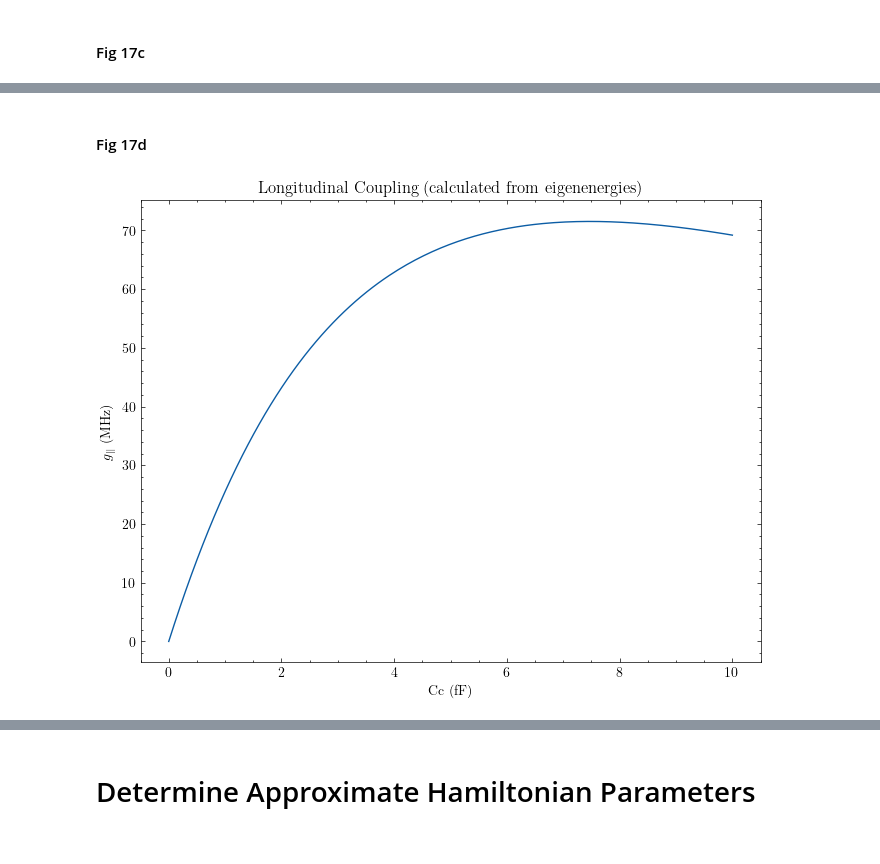
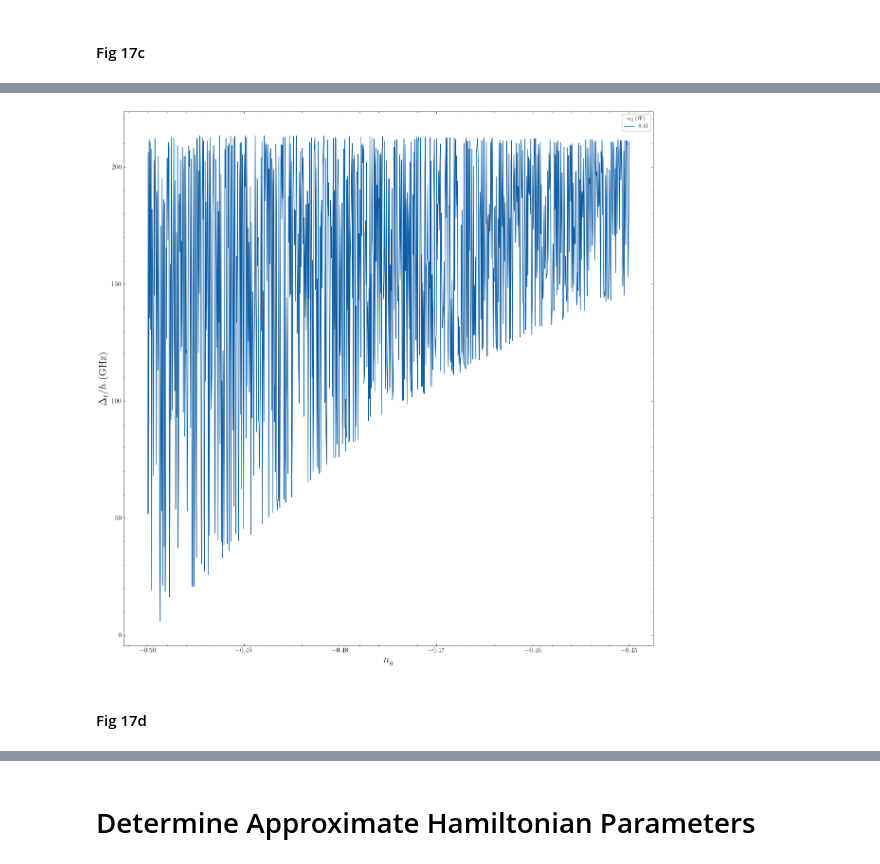
Before and after one commit to Dan5762/Transmon-Project, a Jupyter notebook: circuit_models/resonator_coupling.ipynb, the cells around one changed output, grey strips where cells are left out. Cells and saved outputs as stored; diff of their text form; code cells hidden in the pictures.

```diff
--- a/circuit_models/resonator_coupling.ipynb
+++ b/circuit_models/resonator_coupling.ipynb
@@ -184,8 +179,8 @@ pparam = dict(xlabel='$n_g$', ylabel='$\Delta_p / h$ (GHz)')
 
 with plt.style.context(['ieee', 'grid']):
     fig, ax = plt.subplots(figsize=(6,4))
-    for alpha in fig_17a_results_q.keys():
-        ax.plot(fig_17a_ngs_q, fig_17a_results_q[alpha], label=round(alpha,2))
+    for alpha in fig_17a_results_p.keys():
+        ax.plot(fig_17a_ngs_p, fig_17a_results_p[alpha], label=round(alpha,2))
     ax.legend(title='$\\alpha$')
     ax.set(**pparam)
     ax.xaxis.label.set_size(16)
@@ -366,3 +416,24 @@ plt.show()
+# %%
+with open('../figures/Resonator Coupling/alpha_disp_results_zoom.pkl', 'rb') as f:
+    alpha_disp_results = pickle.load(f)
+
+fig, ax = plt.subplots(figsize=(12, 12))
+pparam = dict(xlabel='$n_g$', ylabel=obs['ylabel'])
+
+with plt.style.context(['ieee', 'grid']):
+    for alpha in alpha_disp_results.keys():
+        ax.plot(alpha_disp_results[alpha]['ng'], np.abs(alpha_disp_results[alpha]['g_parr']), label=alpha)
+
+    ax.legend(title='$\\alpha_2$ (fF)')
+    ax.set(**pparam)
+    ax.xaxis.label.set_size(16)
+    ax.yaxis.label.set_size(16)
+
+plt.tight_layout()
+fig.savefig(f'../figures/Resonator Coupling/alpha_disp_results_g_parr_zoom.png', dpi=300)
+plt.show()
+# %% [output]
+[figure, added]
 # %% [markdown]
 #### Fig 17d
 # %%
@@ -385,11 +451,9 @@ for Cc in tqdm(fig_17d_Ccs_q):
 # %%
 plt.figure(figsize=(8,6))
 plt.title('Longitudinal Coupling (calculated from eigenenergies)')
-plt.xlabel('Cc (fF)')
+plt.xlabel('$C_{cp}$ (fF)')
 plt.ylabel('$g_\parallel$ (MHz)')
 
-plt.plot([val * 1e15 for val in fig_17d_Ccs_q], fig_17d_results_q)
+plt.plot([val * 1e15 for val in fig_17d_Ccps_p], fig_17d_results_p)
 plt.show()
-# %% [output]
-[figure, removed]
 # %%
```
Also changed, not shown: parts of 39 cells of this notebook, 24 other files.
